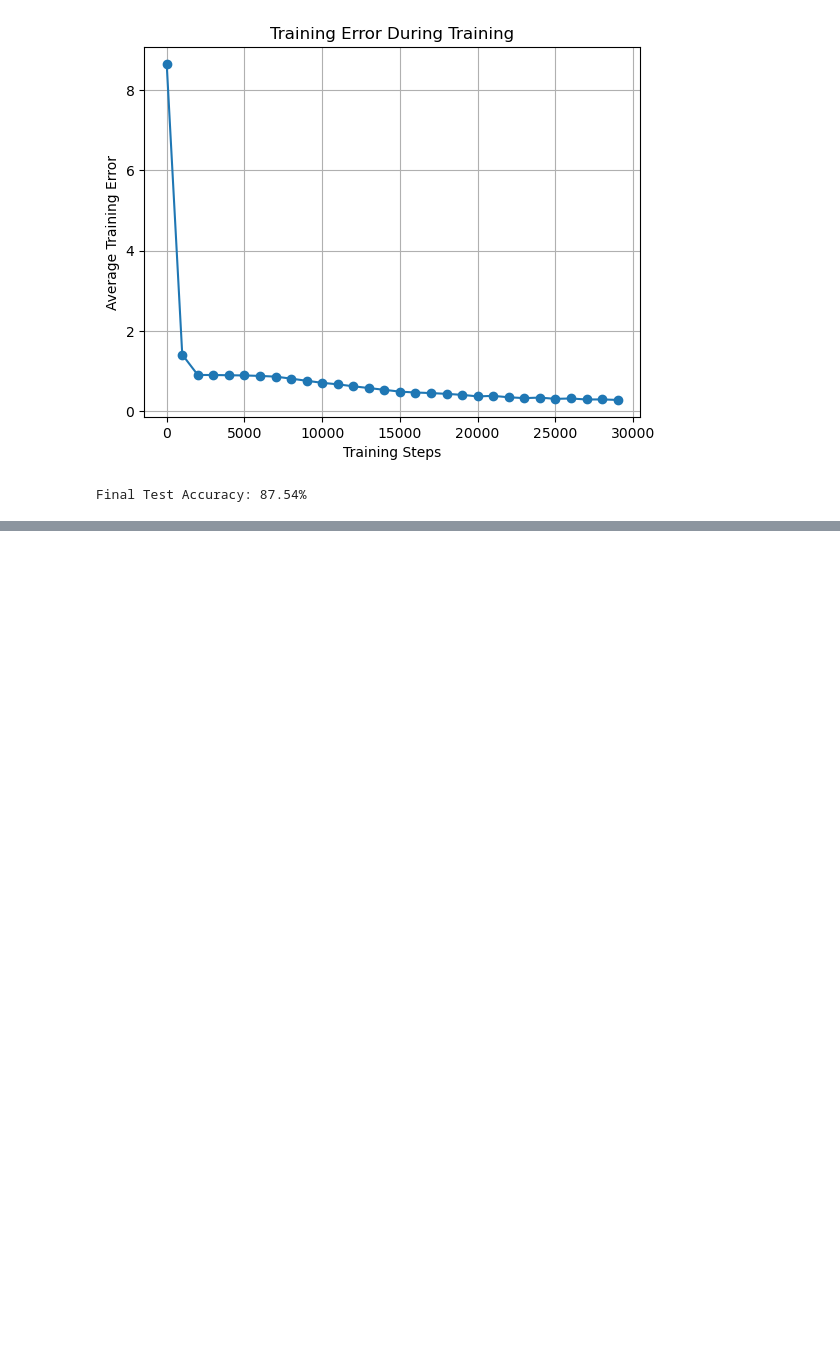
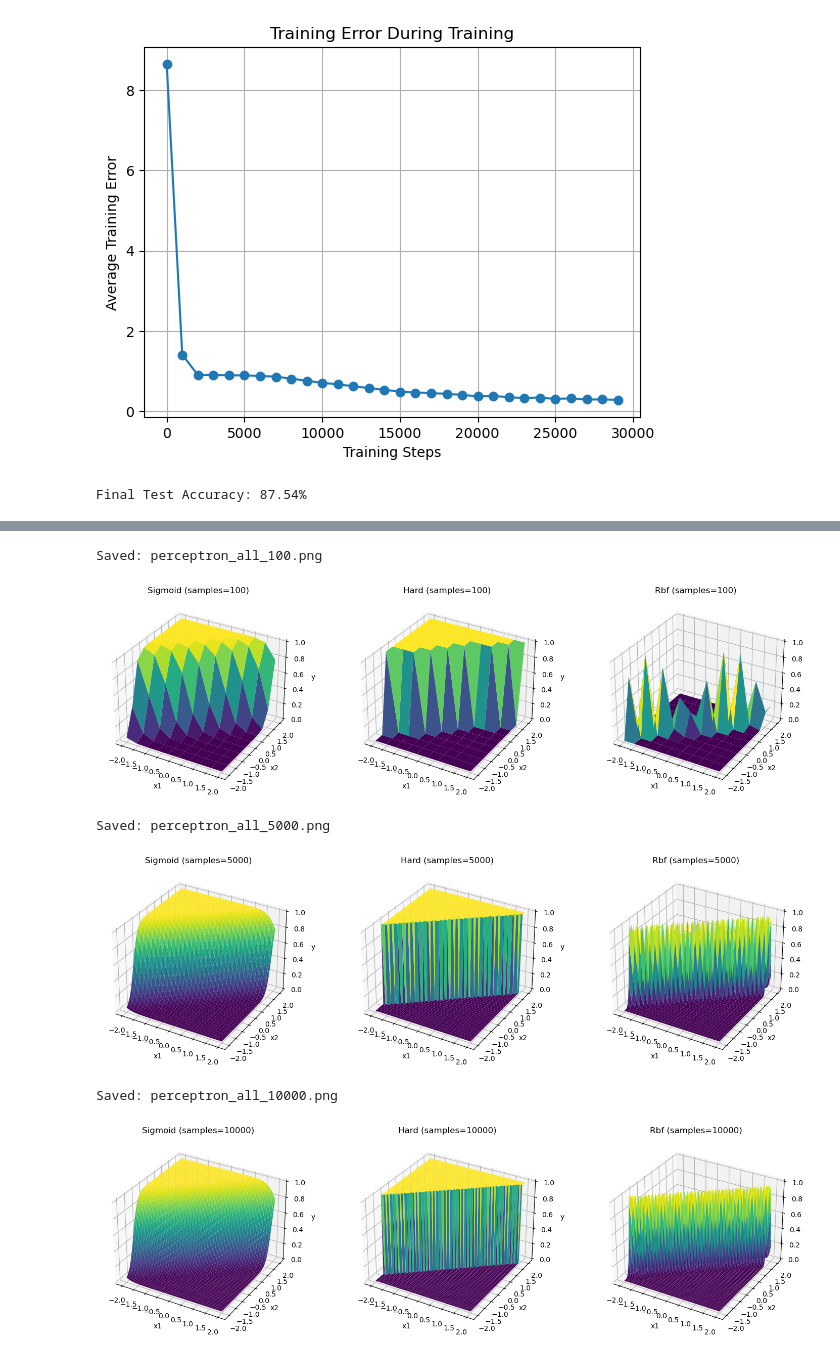
Before and after one commit to rijalbishal/Neural-Network, a Jupyter notebook: Handwritten.ipynb, the cells around one changed output, grey strips where cells are left out. Cells and saved outputs as stored; diff of their text form; code cells hidden in the pictures; blank space fills up the shorter version.

```diff
--- a/Handwritten.ipynb
+++ b/Handwritten.ipynb
@@ -180,0 +333,69 @@ Final Test Accuracy: 87.54%
+# %%
+import numpy as np
+import matplotlib.pyplot as plt
+from mpl_toolkits.mplot3d import Axes3D
+
+# ----------------------------------------
+# Define activation functions
+# ----------------------------------------
+def sigmoid(z):
+    return 1 / (1 + np.exp(-z))
+
+def hard_limit(z):
+    return np.where(z >= 0, 1, 0)
+
+def rbf(z):
+    return np.exp(-z**2)
+
+# ----------------------------------------
+# Perceptron model
+# ----------------------------------------
+def perceptron(x1, x2, activation="sigmoid"):
+    z = -4.79 * x1 + 5.90 * x2 - 0.93
+    if activation == "sigmoid":
+        return sigmoid(z)
+    elif activation == "hard":
+        return hard_limit(z)
+    elif activation == "rbf":
+        return rbf(z)
+    else:
+        raise ValueError("Unknown activation function")
+
+# ----------------------------------------
+# Plot all activations in one figure for given sample size
+# ----------------------------------------
+def plot_all_activations(sample_size):
+    activations = ["sigmoid", "hard", "rbf"]
+    fig = plt.figure(figsize=(18, 5))
+
+    x1 = np.linspace(-2, 2, int(np.sqrt(sample_size)))
+    x2 = np.linspace(-2, 2, int(np.sqrt(sample_size)))
+    X1, X2 = np.meshgrid(x1, x2)
+
+    for i, activation in enumerate(activations, 1):
+        Y = perceptron(X1, X2, activation)
+        ax = fig.add_subplot(1, 3, i, projection="3d")
+        ax.plot_surface(X1, X2, Y, cmap="viridis")
+        ax.set_title(f"{activation.capitalize()} (samples={sample_size})")
+        ax.set_xlabel("x1")
+        ax.set_ylabel("x2")
+        ax.set_zlabel("y")
+
+    # Save as high-resolution PNG
+    filename = f"perceptron_all_{sample_size}.png"
+    plt.savefig(filename, dpi=300, bbox_inches='tight')
+    print(f"Saved: {filename}")
+    plt.show()
+
+# ----------------------------------------
+# Run for all sample sizes
+# ----------------------------------------
+for size in [100, 5000, 10000]:
+    plot_all_activations(size)
+# %% [output]
+Saved: perceptron_all_100.png
+[figure, added]
+Saved: perceptron_all_5000.png
+[figure, added]
+Saved: perceptron_all_10000.png
+[figure, added]
```
Also changed, not shown: parts of 1 cell of this notebook.
